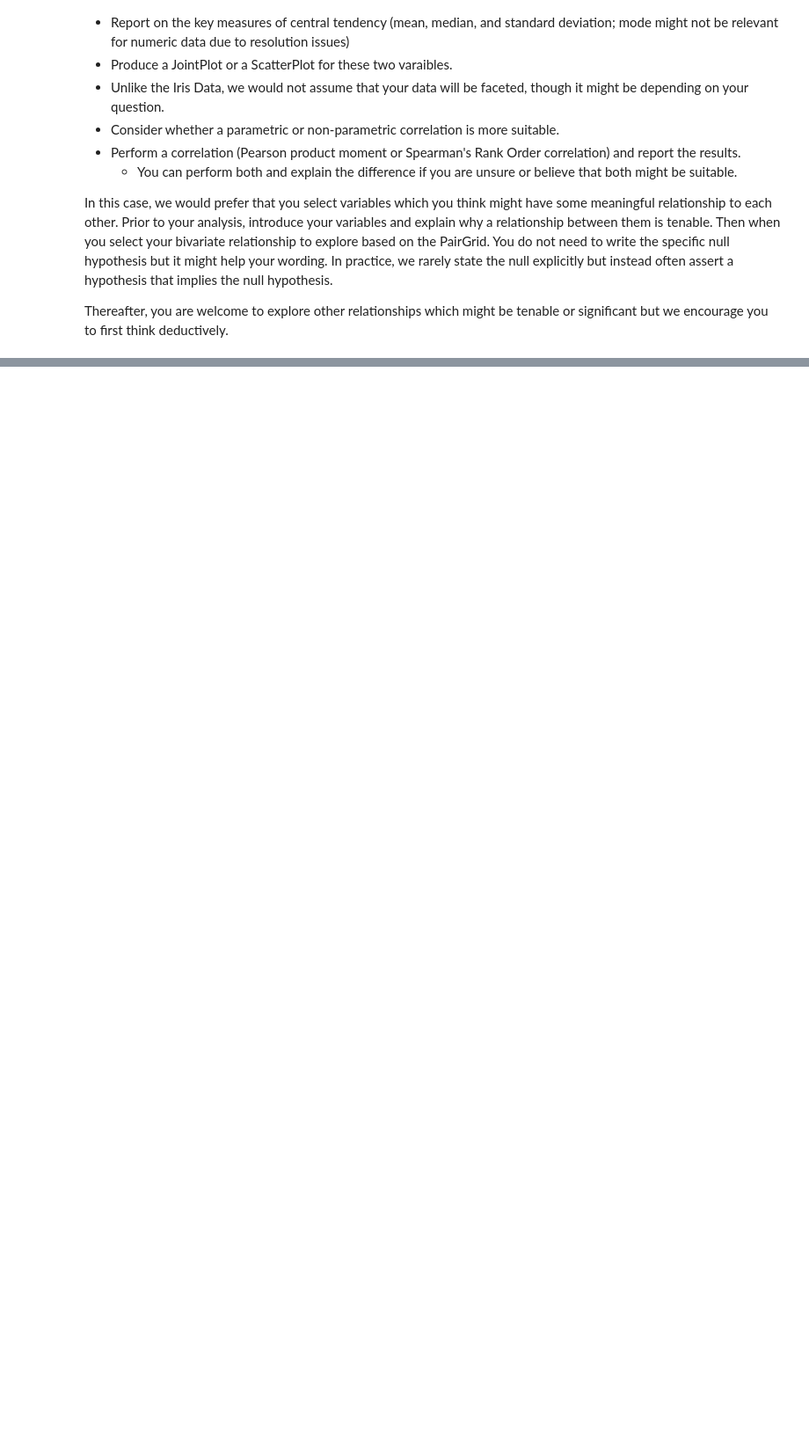
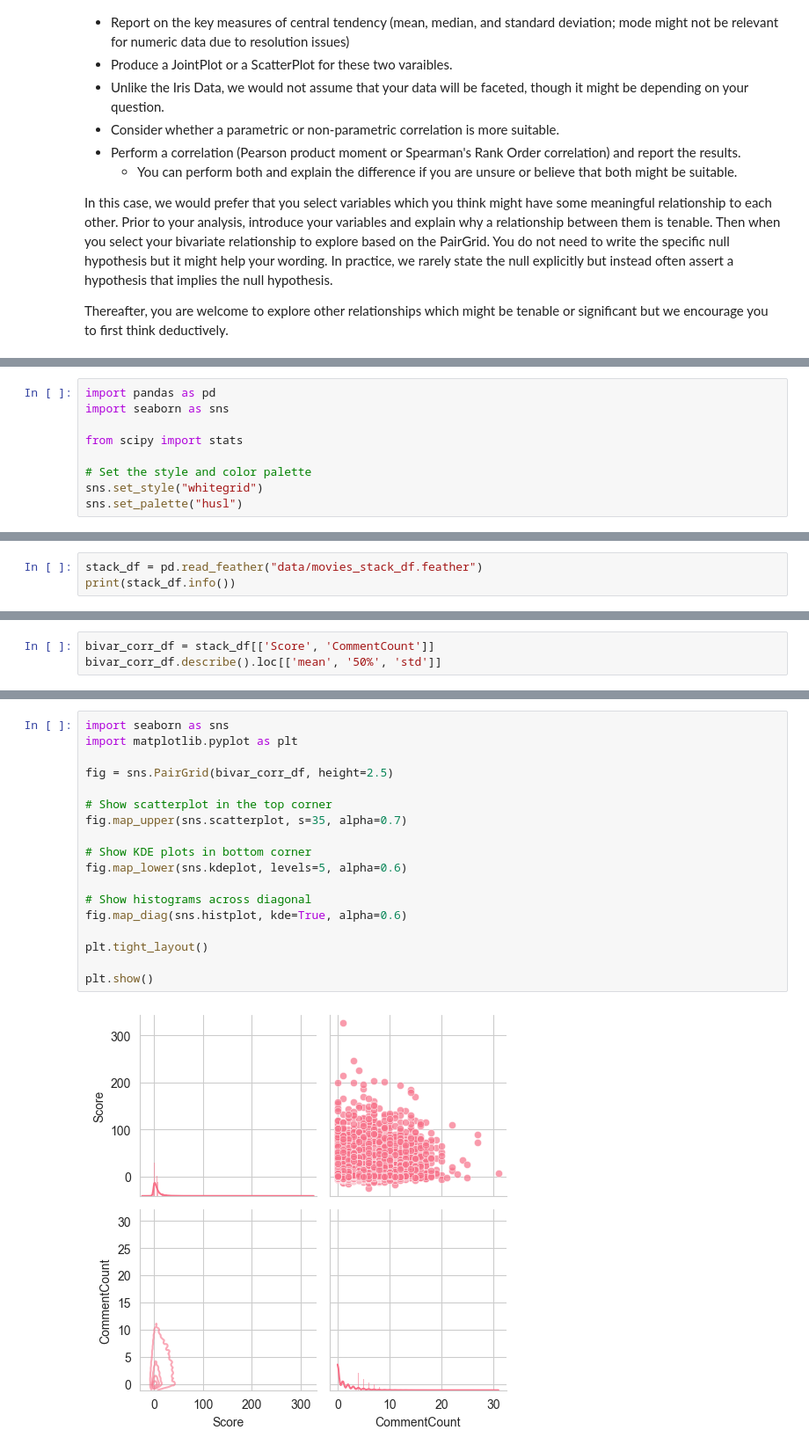
Before and after one commit to RyanOthnielKearns/oii-fsds, a Jupyter notebook: week01/Week01_2_Lab_Tables.ipynb, the cells around one changed output, grey strips where cells are left out. Shown at 88% size. Cells and saved outputs as stored; diff of their text form; blank space fills up the shorter version.

```diff
--- a/week01/Week01_2_Lab_Tables.ipynb
+++ b/week01/Week01_2_Lab_Tables.ipynb
@@ -25,0 +27,9 @@ Thereafter, you are welcome to explore other relationships which might be tenabl
+# %%
+import pandas as pd
+import seaborn as sns
+
+from scipy import stats
+
+# Set the style and color palette
+sns.set_style("whitegrid")
+sns.set_palette("husl")
@@ -25,0 +38,3 @@ Thereafter, you are welcome to explore other relationships which might be tenabl
+# %%
+stack_df = pd.read_feather("data/movies_stack_df.feather")
+print(stack_df.info())
@@ -25,0 +77,3 @@ Thereafter, you are welcome to explore other relationships which might be tenabl
+# %%
+bivar_corr_df = stack_df[['Score', 'CommentCount']]
+bivar_corr_df.describe().loc[['mean', '50%', 'std']]
@@ -25,0 +87,20 @@ Thereafter, you are welcome to explore other relationships which might be tenabl
+# %%
+import seaborn as sns
+import matplotlib.pyplot as plt
+
+fig = sns.PairGrid(bivar_corr_df, height=2.5)
+
+# Show scatterplot in the top corner
+fig.map_upper(sns.scatterplot, s=35, alpha=0.7)
+
+# Show KDE plots in bottom corner
+fig.map_lower(sns.kdeplot, levels=5, alpha=0.6)
+
+# Show histograms across diagonal
+fig.map_diag(sns.histplot, kde=True, alpha=0.6)
+
+plt.tight_layout()
+
+plt.show()
+# %% [output]
+[figure, added]
```
Also changed, not shown: parts of 36 cells of this notebook.
